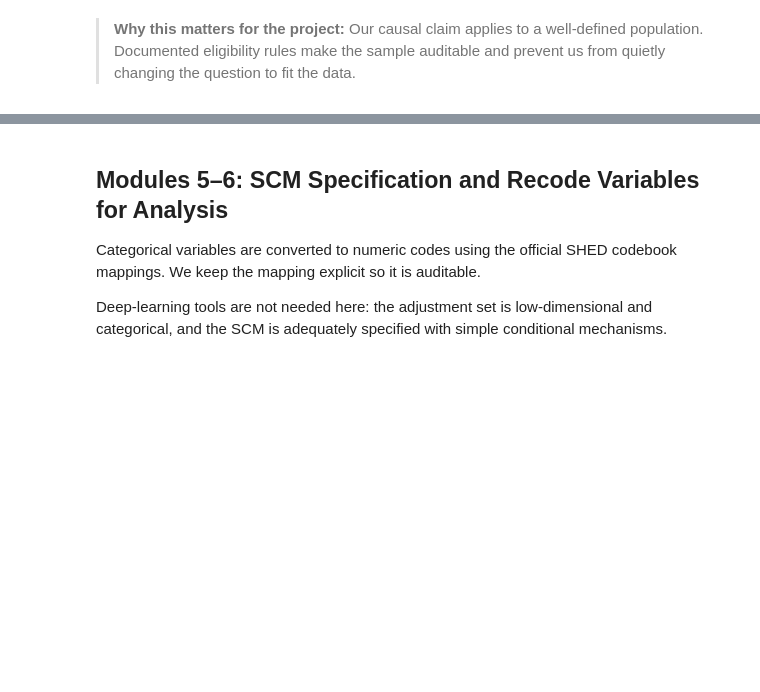
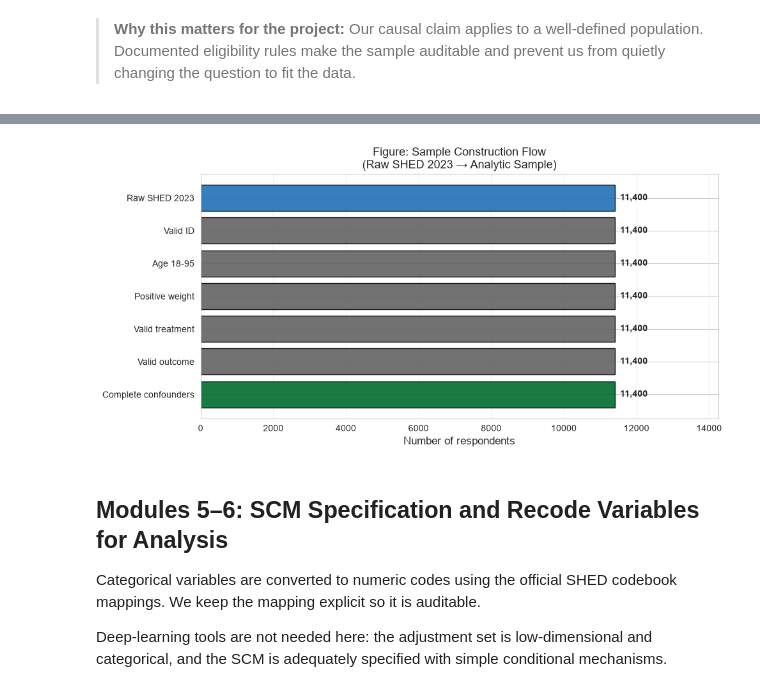
Before and after one commit to rfiez/scs4107_final_project_rueen_saneem_causal_emerg_fund_bill_pay, a Jupyter notebook: causal_ai_emergency_fund_notebook.ipynb, the cells around one changed output, grey strips where cells are left out. Saved outputs shown, nothing was run; the diff lists cells and outputs as text; code cells hidden in the pictures; blank space fills up the shorter version.

```diff
--- a/causal_ai_emergency_fund_notebook.ipynb
+++ b/causal_ai_emergency_fund_notebook.ipynb
@@ -476,3 +571,54 @@ print("Completed Module 4: Load, Inspect, and Construct Analytic Sample")
+# %%
+# ---------------------------------------------------------------------------
+# SAMPLE CONSTRUCTION FLOW DIAGRAM (Module 4)
+# ---------------------------------------------------------------------------
+# This chart shows how many respondents remain after each documented eligibility
+# rule. Transparent sample construction makes the analytic population auditable.
+# ---------------------------------------------------------------------------
+flow_steps = [
+    ("Raw SHED 2023", sample_meta["raw_n"]),
+    ("Valid ID", sample_meta["raw_n"] - exclusions["empty_or_null_identifier"]),
+    ("Age 18-95", None),  # computed below
+    ("Positive weight", None),
+    ("Valid treatment", None),
+    ("Valid outcome", None),
+    ("Complete confounders", sample_meta["analytic_n"]),
+]
+
+# Compute intermediate counts
+n_after_age = flow_steps[1][1] - exclusions["age_below_18_or_missing"]
+n_after_weight = n_after_age - exclusions["nonpositive_or_missing_weight"]
+n_after_treatment = n_after_weight - exclusions["missing_treatment"]
+n_after_outcome = n_after_treatment - exclusions["missing_outcome"]
+flow_steps[2] = ("Age 18-95", n_after_age)
+flow_steps[3] = ("Positive weight", n_after_weight)
+flow_steps[4] = ("Valid treatment", n_after_treatment)
+flow_steps[5] = ("Valid outcome", n_after_outcome)
+
+labels = [s[0] for s in flow_steps]
+counts = [s[1] for s in flow_steps]
+losses = [0] + [counts[i - 1] - counts[i] for i in range(1, len(counts))]
+
+fig, ax = plt.subplots(figsize=(10, 5))
+colors = ["#2171b5" if i == 0 else "#006d2c" if i == len(counts) - 1 else "#636363" for i in range(len(counts))]
+bars = ax.barh(labels, counts, color=colors, edgecolor="black", alpha=0.9)
+ax.invert_yaxis()
+ax.set_xlabel("Number of respondents", fontsize=12)
+ax.set_title("Figure: Sample Construction Flow\n(Raw SHED 2023 → Analytic Sample)", fontsize=13)
+
+for i, (bar, count, loss) in enumerate(zip(bars, counts, losses)):
+    ax.text(bar.get_width() + 150, bar.get_y() + bar.get_height()/2,
+            f"{count:,}", va="center", ha="left", fontsize=10, fontweight="bold")
+    if loss > 0:
+        ax.text(bar.get_width() + max(counts)*0.12, bar.get_y() + bar.get_height()/2,
+                f"(-{loss:,})", va="center", ha="left", fontsize=9, color="#cb181d")
+
+ax.set_xlim(0, max(counts) * 1.25)
+ax.grid(axis="x", alpha=0.3)
+plt.tight_layout()
+plt.show()
+# %% [output]
+[figure, added]
 # %% [markdown]
 ## Modules 5–6: SCM Specification and Recode Variables for Analysis
 
```
Also changed, not shown: parts of 32 cells of this notebook, 3 other files.
